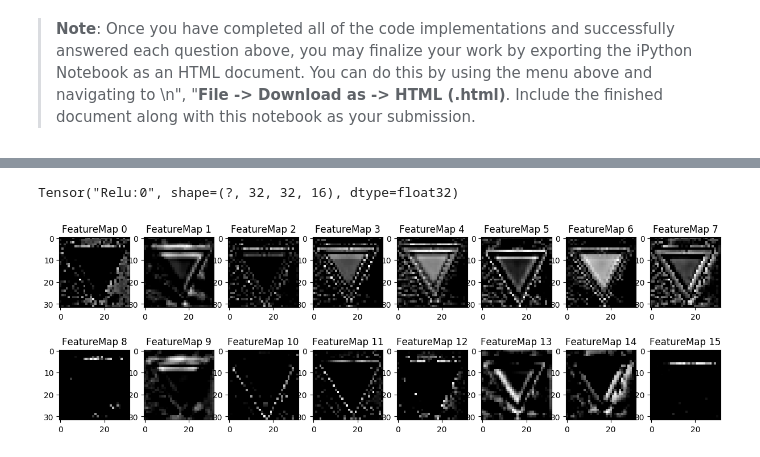
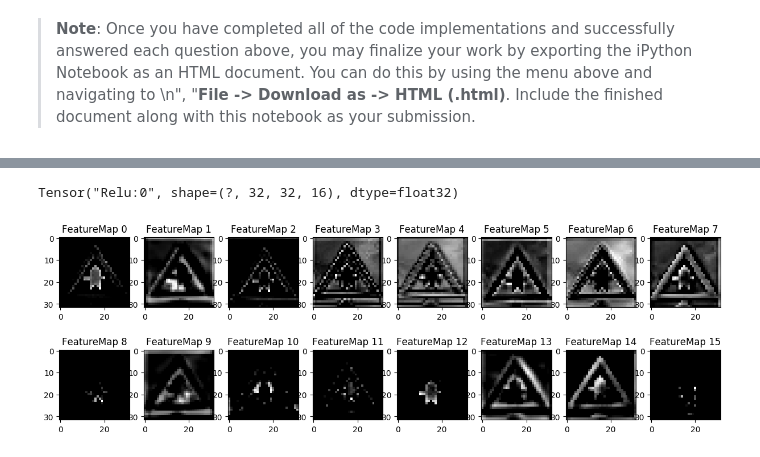
Before and after one commit to DominikMa/P2-Traffic-Sign-Classifier-Project, a Jupyter notebook: Traffic_Sign_Classifier.ipynb, the cells around one changed output, grey strips where cells are left out. Drawn from its saved outputs; the diff is of its cells as text; code cells hidden in the pictures.

```diff
--- a/Traffic_Sign_Classifier.ipynb
+++ b/Traffic_Sign_Classifier.ipynb
@@ -559,13 +556,13 @@ signs[3] = cv2.resize(mpimg.imread('images/sign4.png'), (32,32))*255
 signs[4] = cv2.resize(mpimg.imread('images/sign5.png'), (32,32))*255
 signs[5] = cv2.resize(mpimg.imread('images/sign6.png'), (32,32))*255
 signs[6] = cv2.resize(mpimg.imread('images/sign7.png'), (32,32))*255
-signs[7] = cv2.resize(mpimg.imread('images/sign9.png'), (32,32))*255
-signs[8] = cv2.resize(mpimg.imread('images/sign10.png'), (32,32))*255
-signs[9] = cv2.resize(mpimg.imread('images/sign14.png'), (32,32))*255
-signs[10] = cv2.resize(mpimg.imread('images/sign13.png'), (32,32))*255
-signs[11] = cv2.resize(mpimg.imread('images/sign11.png'), (32,32))*255
-signs[12] = cv2.resize(mpimg.imread('images/sign15.png'), (32,32))*255
-signs[13] = cv2.resize(mpimg.imread('images/sign16.png'), (32,32))*255
+signs[7] = cv2.resize(mpimg.imread('images/sign8.png'), (32,32))*255
+signs[8] = cv2.resize(mpimg.imread('images/sign9.png'), (32,32))*255
+signs[9] = cv2.resize(mpimg.imread('images/sign10.png'), (32,32))*255
+signs[10] = cv2.resize(mpimg.imread('images/sign11.png'), (32,32))*255
+signs[11] = cv2.resize(mpimg.imread('images/sign12.png'), (32,32))*255
+signs[12] = cv2.resize(mpimg.imread('images/sign13.png'), (32,32))*255
+signs[13] = cv2.resize(mpimg.imread('images/sign14.png'), (32,32))*255
 signs = signs[:,:,:,:3].astype(np.uint8)
 
 labels = np.zeros((14,43))
@@ -787,15 +784,13 @@ def outputFeatureMap(image_input, tf_activation, activation_min=-1, activation_m
             plt.imshow(activation[0,:,:, featuremap], interpolation="nearest", cmap="gray")
 # %%
 with tf.Session() as sess:
-    sess.run(tf.global_variables_initializer())
-    sess = tf.get_default_session()
     saver.restore(sess, './trafficSignNet')
 
     tensor = tf.get_default_graph().get_tensor_by_name("Relu:0")
     print(tensor)
-    image = signs_prep[1]
+    image = signs_prep[0]
     image = image[np.newaxis,:,:,:]
-    outputFeatureMap(image, tensor)
+    outputFeatureMap(image, tensor, plt_num=1)
 # %% [output]
 Tensor("Relu:0", shape=(?, 32, 32, 16), dtype=float32)
-[figure, old version]
+[figure, new version]
```
Also changed, not shown: parts of 1 cell of this notebook, 9 other files.
